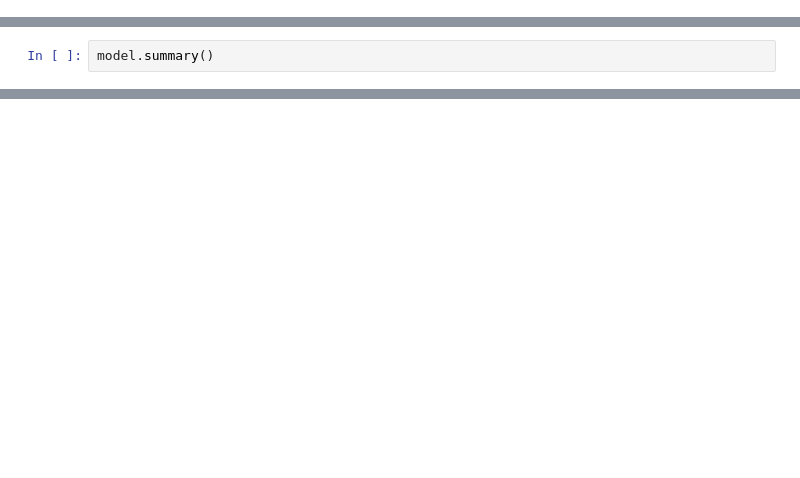
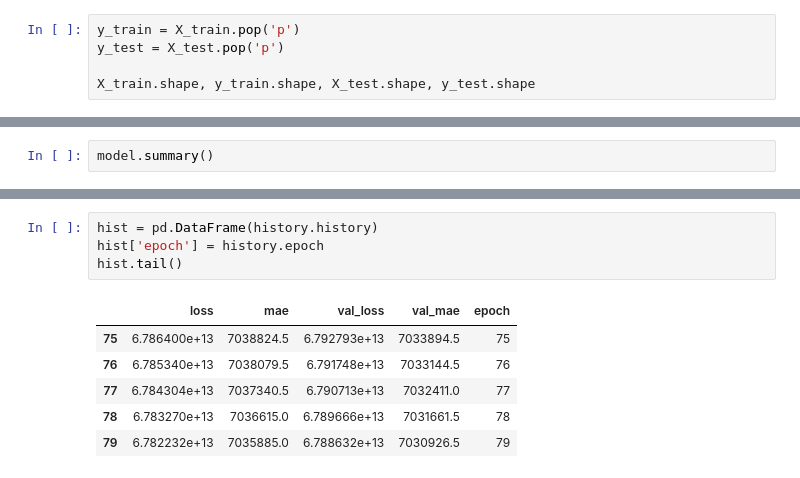
Before and after one commit to Digan1988/pinn_ns, a Jupyter notebook: pinns.ipynb, the cells around one changed output, grey strips where cells are left out. Saved outputs shown, nothing was run; the diff lists cells and outputs as text; blank space fills up the shorter version.

```diff
--- a/pinns.ipynb
+++ b/pinns.ipynb
@@ -48,0 +65,5 @@ X_test /= std
+# %%
+y_train = X_train.pop('p')
+y_test = X_test.pop('p')
+
+X_train.shape, y_train.shape, X_test.shape, y_test.shape
@@ -63,0 +113,11 @@ model.fit(X_train, y_train, epochs=80, batch_size=16, verbose=1)
+# %%
+hist = pd.DataFrame(history.history)
+hist['epoch'] = history.epoch
+hist.tail()
+# %% [output]
+|  | loss | mae | val_loss | val_mae | epoch |
+| 75 | 6.786400e+13 | 7038824.5 | 6.792793e+13 | 7033894.5 | 75 |
+| 76 | 6.785340e+13 | 7038079.5 | 6.791748e+13 | 7033144.5 | 76 |
+| 77 | 6.784304e+13 | 7037340.5 | 6.790713e+13 | 7032411.0 | 77 |
+| 78 | 6.783270e+13 | 7036615.0 | 6.789666e+13 | 7031661.5 | 78 |
+| 79 | 6.782232e+13 | 7035885.0 | 6.788632e+13 | 7030926.5 | 79 |
```
Also changed, not shown: parts of 19 cells of this notebook.
